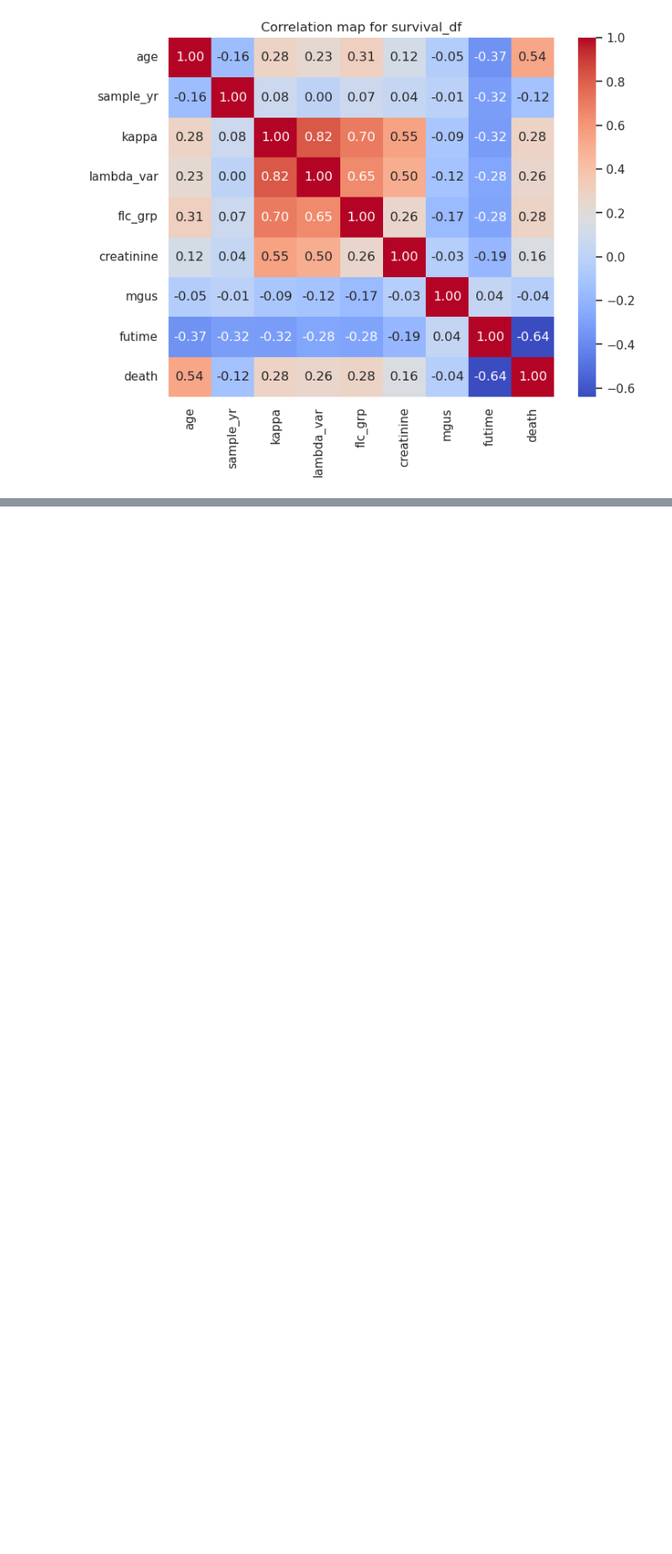
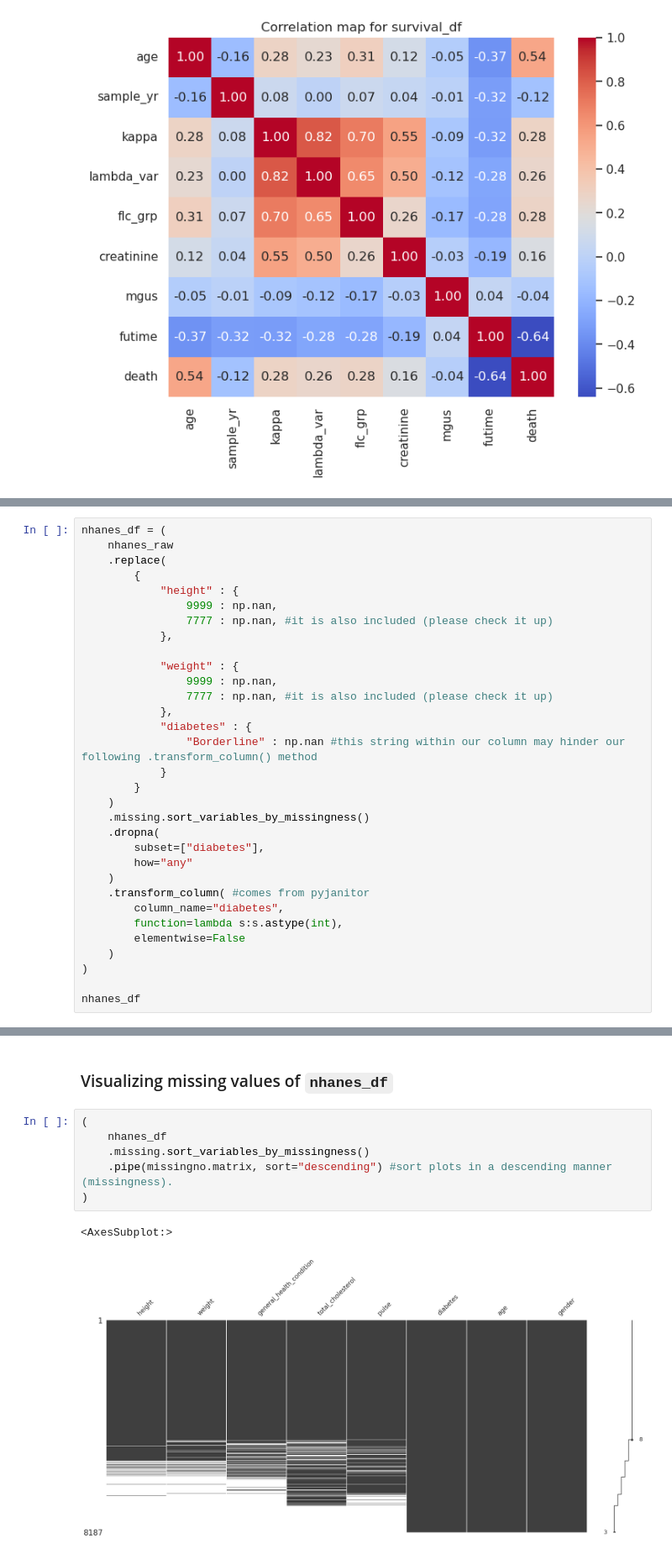
Before and after one commit to fenilenvinileno97/missing-values, a Jupyter notebook: notebooks/imputation-missing-values.ipynb, the cells around one changed output, grey strips where cells are left out. Shown at 84% size. Cells and saved outputs as stored; diff of their text form; blank space fills up the shorter version.

Commit message:
Some imputation methods based on bfill and ffill are presented

```diff
--- a/notebooks/imputation-missing-values.ipynb
+++ b/notebooks/imputation-missing-values.ipynb
@@ -210,0 +318,32 @@ PerfectSeparationError: Perfect separation detected, results not available
+# %%
+nhanes_df = (
+    nhanes_raw
+    .replace(
+        {
+            "height" : {
+                9999 : np.nan,
+                7777 : np.nan, #it is also included (please check it up)
+            },
+
+            "weight" : {
+                9999 : np.nan,
+                7777 : np.nan, #it is also included (please check it up)
+            },
+            "diabetes" : {
+                "Borderline" : np.nan #this string within our column may hinder our following .transform_column() method
+            }
+        }
+    )
+    .missing.sort_variables_by_missingness()
+    .dropna(
+        subset=["diabetes"],
+        how="any"
+    )
+    .transform_column( #comes from pyjanitor
+        column_name="diabetes",
+        function=lambda s:s.astype(int),
+        elementwise=False
+    )
+)
+
+nhanes_df
@@ -210,0 +365,11 @@ PerfectSeparationError: Perfect separation detected, results not available
+# %% [markdown]
+### Visualizing missing values of `nhanes_df`
+# %%
+(
+    nhanes_df
+    .missing.sort_variables_by_missingness()
+    .pipe(missingno.matrix, sort="descending") #sort plots in a descending manner (missingness).
+)
+# %% [output]
+<AxesSubplot:>
+[figure, added]
```
Also changed, not shown: parts of 59 cells of this notebook, 1 other file.
